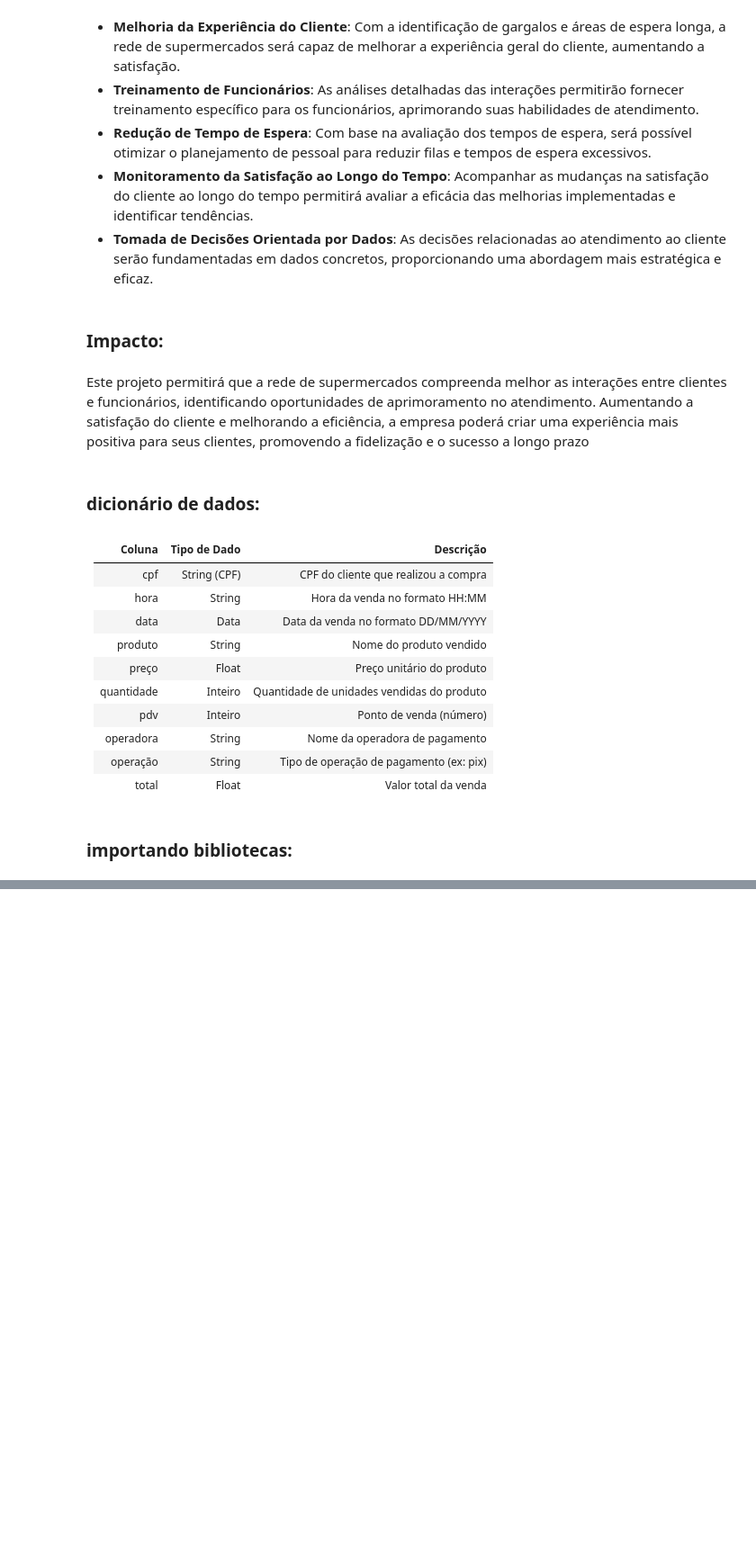
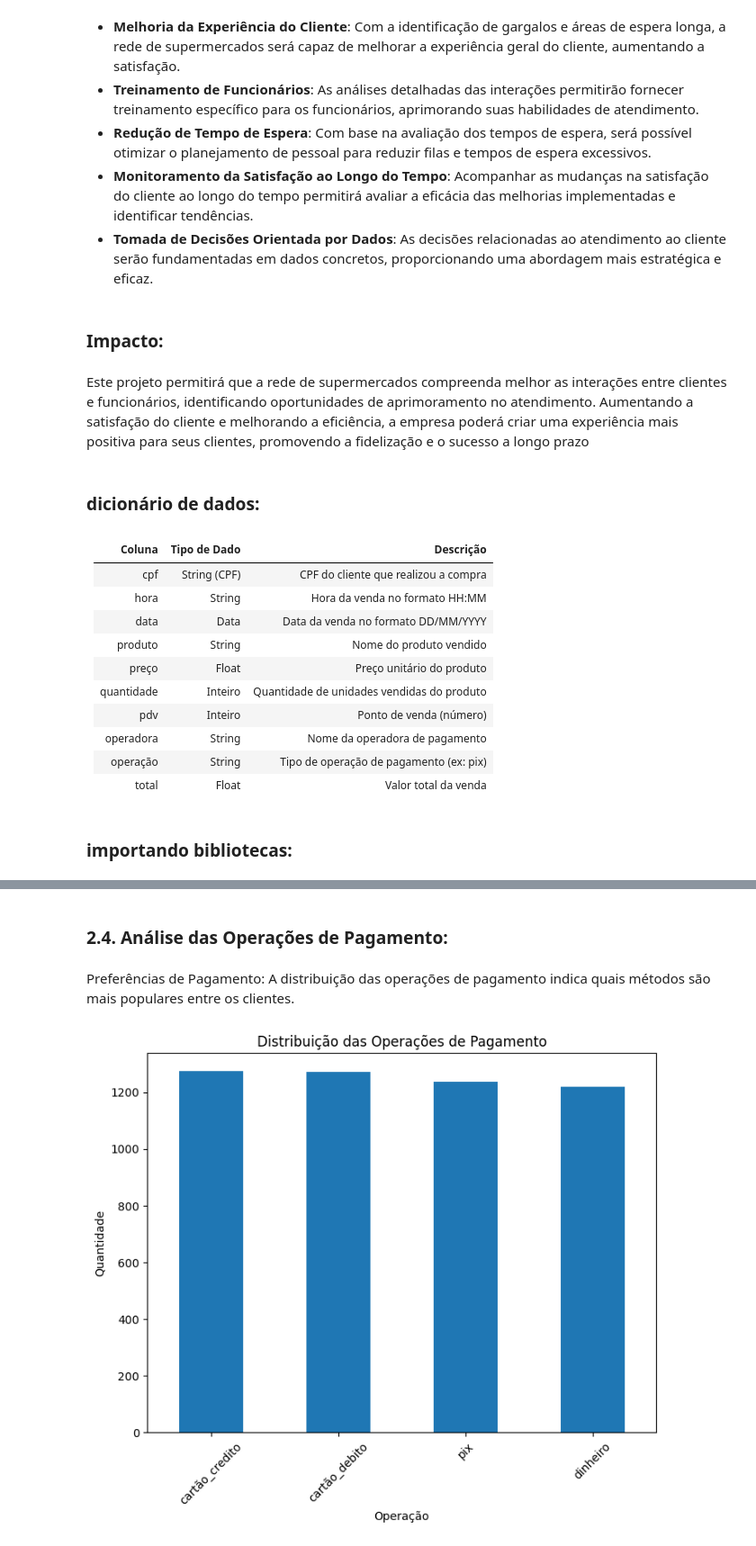
Before and after one commit to Jandersolutions/super_mercado, a Jupyter notebook: notebooks/projeto.ipynb, the cells around one changed output, grey strips where cells are left out. Shown at 90% size. Saved outputs shown, nothing was run; the diff lists cells and outputs as text; code cells hidden in the pictures; blank space fills up the shorter version.

```diff
--- a/notebooks/projeto.ipynb
+++ b/notebooks/projeto.ipynb
@@ -60,0 +109,16 @@ df = pd.read_csv("../data/interim/venda.csv")
+# %% [markdown]
+### 2.4. Análise das Operações de Pagamento:
+# %% [markdown]
+Preferências de Pagamento: A distribuição das operações de pagamento indica quais métodos são mais populares entre os clientes.
+# %%
+# Distribuição das operações de pagamento
+payment_operations = df['operação'].value_counts()
+plt.figure(figsize=(8, 6))
+payment_operations.plot(kind='bar')
+plt.title('Distribuição das Operações de Pagamento')
+plt.xlabel('Operação')
+plt.ylabel('Quantidade')
+plt.xticks(rotation=45)
+plt.show()
+# %% [output]
+[figure, added]
```
Also changed, not shown: parts of 15 cells of this notebook.
